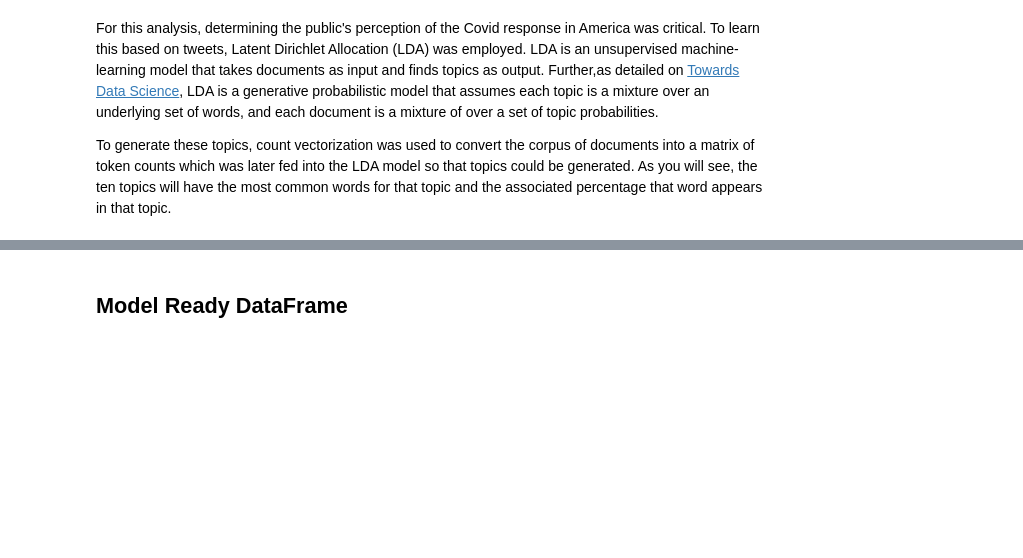
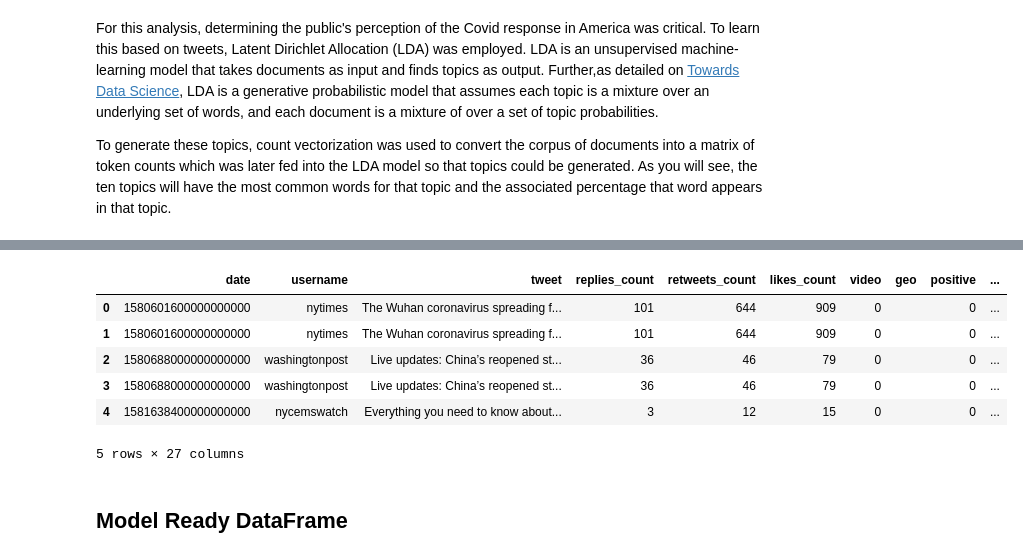
Before and after one commit to jdsmithwes/Capstone-Project, a Jupyter notebook: Dataset_creation_notebook.ipynb, the cells around one changed output, grey strips where cells are left out. Saved outputs shown, nothing was run; the diff lists cells and outputs as text; code cells hidden in the pictures; blank space fills up the shorter version.

```diff
--- a/Dataset_creation_notebook.ipynb
+++ b/Dataset_creation_notebook.ipynb
@@ -258,3 +250,13 @@ for key in [10,6,2,7,9]:
 
 #Creation of Target Column
 Master_Tweet_dataset['Target'] = Master_Tweet_dataset['Topic'].map(category_dict)
+# %%
+Master_Tweet_dataset.head()
+# %% [output]
+|  | date | username | tweet | replies_count | retweets_count | likes_count | video | geo | positive | ... |
+| 0 | 1580601600000000000 | nytimes | The Wuhan coronavirus spreading f... | 101 | 644 | 909 | 0 |  | 0 | ... |
+| 1 | 1580601600000000000 | nytimes | The Wuhan coronavirus spreading f... | 101 | 644 | 909 | 0 |  | 0 | ... |
+| 2 | 1580688000000000000 | washingtonpost | Live updates: China’s reopened st... | 36 | 46 | 79 | 0 |  | 0 | ... |
+| 3 | 1580688000000000000 | washingtonpost | Live updates: China’s reopened st... | 36 | 46 | 79 | 0 |  | 0 | ... |
+| 4 | 1581638400000000000 | nycemswatch | Everything you need to know about... | 3 | 12 | 15 | 0 |  | 0 | ... |
+5 rows × 27 columns
```
Also changed, not shown: parts of 9 cells of this notebook, 8 other files.
